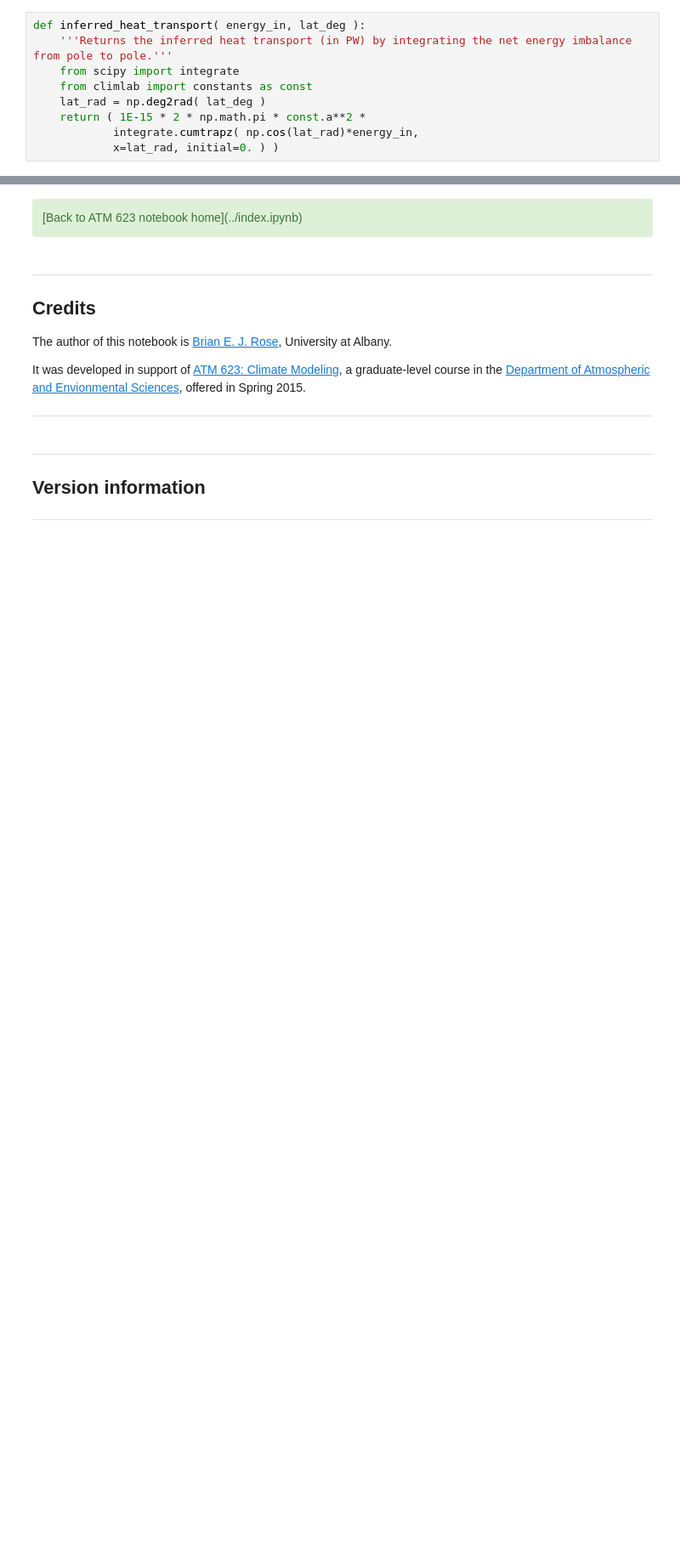
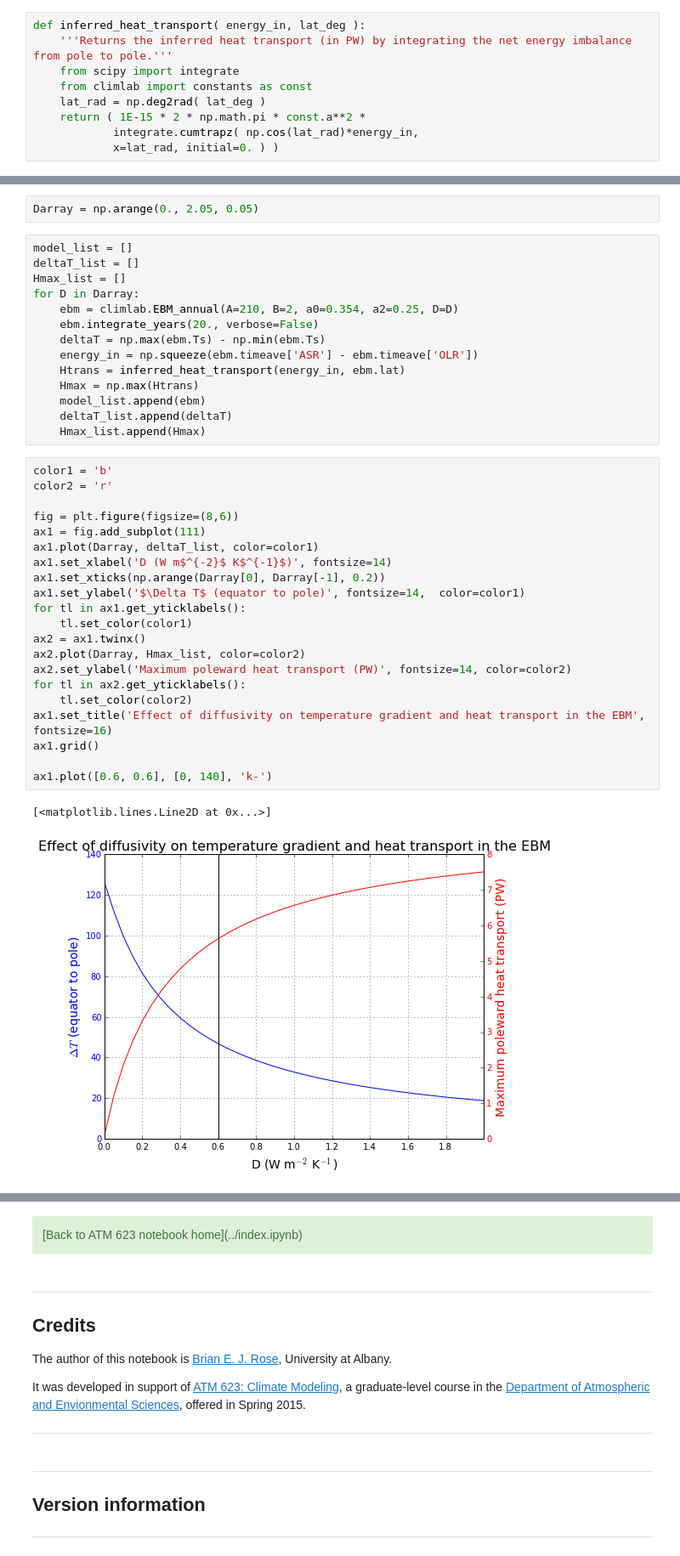
Before and after one commit to brian-rose/ClimateModeling_courseware, a Jupyter notebook: Lectures/Lecture14 -- Diffusive energy balance model.ipynb, the cells around one changed output, grey strips where cells are left out. Shown at 85% size. Saved outputs shown, nothing was run; the diff lists cells and outputs as text; blank space fills up the shorter version.

```diff
--- a/Lectures/Lecture14 -- Diffusive energy balance model.ipynb
+++ b/Lectures/Lecture14 -- Diffusive energy balance model.ipynb
@@ -465,0 +557,40 @@ Meridional heat transport closely approximates observations with these default p
+# %%
+Darray = np.arange(0., 2.05, 0.05)
+# %%
+model_list = []
+deltaT_list = []
+Hmax_list = []
+for D in Darray:
+    ebm = climlab.EBM_annual(A=210, B=2, a0=0.354, a2=0.25, D=D)
+    ebm.integrate_years(20., verbose=False)
+    deltaT = np.max(ebm.Ts) - np.min(ebm.Ts)
+    energy_in = np.squeeze(ebm.timeave['ASR'] - ebm.timeave['OLR'])
+    Htrans = inferred_heat_transport(energy_in, ebm.lat)
+    Hmax = np.max(Htrans)
+    model_list.append(ebm)
+    deltaT_list.append(deltaT)
+    Hmax_list.append(Hmax)
+# %%
+color1 = 'b'
+color2 = 'r'
+
+fig = plt.figure(figsize=(8,6))
+ax1 = fig.add_subplot(111)
+ax1.plot(Darray, deltaT_list, color=color1)
+ax1.set_xlabel('D (W m$^{-2}$ K$^{-1}$)', fontsize=14)
+ax1.set_xticks(np.arange(Darray[0], Darray[-1], 0.2))
+ax1.set_ylabel('$\Delta T$ (equator to pole)', fontsize=14,  color=color1)
+for tl in ax1.get_yticklabels():
+    tl.set_color(color1)
+ax2 = ax1.twinx()
+ax2.plot(Darray, Hmax_list, color=color2)
+ax2.set_ylabel('Maximum poleward heat transport (PW)', fontsize=14, color=color2)
+for tl in ax2.get_yticklabels():
+    tl.set_color(color2)
+ax1.set_title('Effect of diffusivity on temperature gradient and heat transport in the EBM', fontsize=16)
+ax1.grid()
+
+ax1.plot([0.6, 0.6], [0, 140], 'k-')
+# %% [output]
+[<matplotlib.lines.Line2D at 0x...>]
+[figure, added]
```
Also changed, not shown: parts of 34 cells of this notebook, 1 other file.
